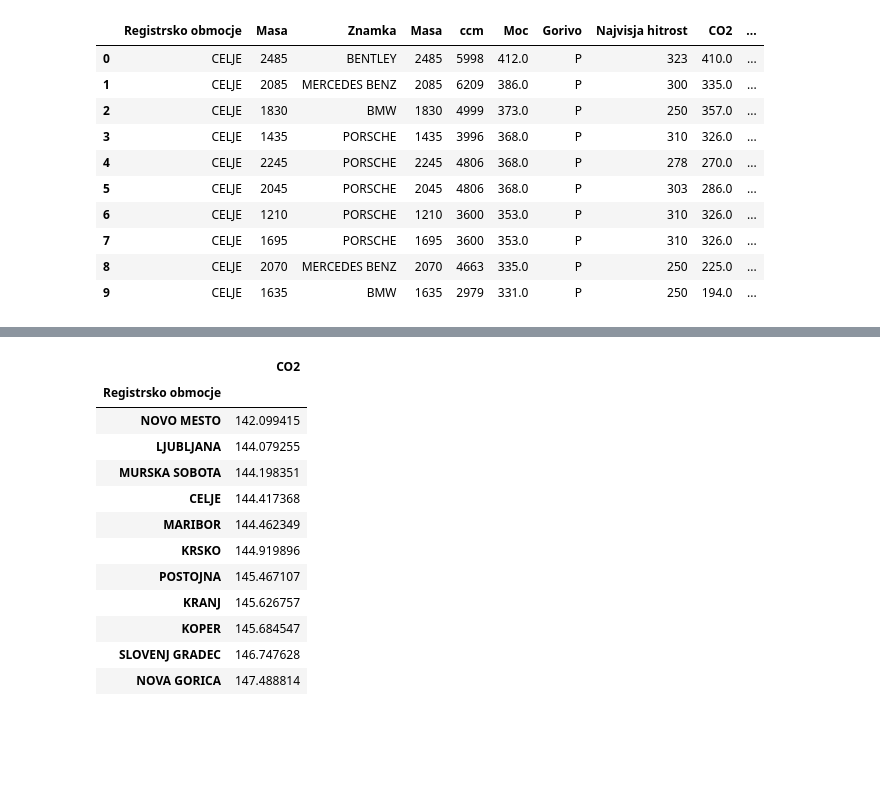
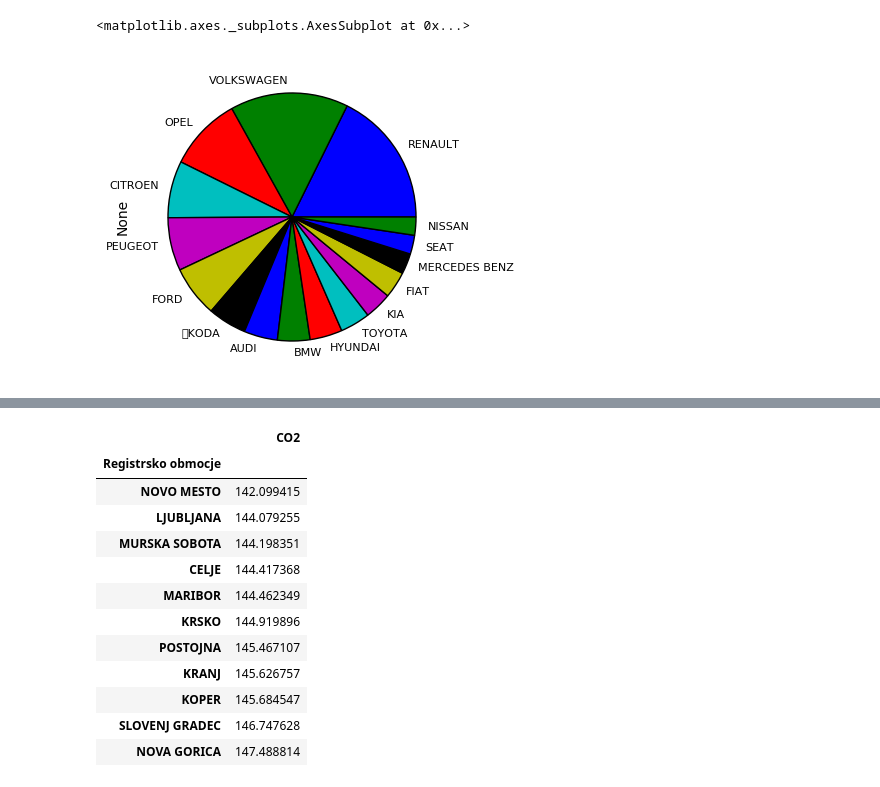
Before and after one commit to ZanHP/avti, a Jupyter notebook: projekt.ipynb, the cells around one changed output, grey strips where cells are left out. Cells and saved outputs as stored; diff of their text form; code cells hidden in the pictures; blank space fills up the shorter version.

```diff
--- a/projekt.ipynb
+++ b/projekt.ipynb
@@ -3,17 +4,4 @@ import pandas as pd
 # %%
 tabela = pd.read_csv('vozila brez nepotrebnih vejc in euro.csv', sep=';', encoding='latin1', low_memory=False)
-tabela = tabela[['Registrsko obmocje', 'Masa', 'Znamka', 'Masa', 'ccm', 'Moc', 'Gorivo', 'Najvisja hitrost', 'CO2', 'Poraba goriva', 'Okoljevarstvena oznaka', 'Leto izdelave']]
+tabela = tabela[['Registrsko obmocje', 'Masa', 'Znamka', 'Masa', 'ccm', 'Moc', 'Gorivo',
+                 'Najvisja hitrost', 'CO2', 'Poraba goriva', 'Okoljevarstvena oznaka', 'Leto izdelave']]
-# %%
-tabela[:10]
-# %% [output]
-|  | Registrsko obmocje | Masa | Znamka | Masa | ccm | Moc | Gorivo | Najvisja hitrost | CO2 | ... |
-| 0 | CELJE | 2485 | BENTLEY | 2485 | 5998 | 412.0 | P | 323 | 410.0 | ... |
-| 1 | CELJE | 2085 | MERCEDES BENZ | 2085 | 6209 | 386.0 | P | 300 | 335.0 | ... |
-| 2 | CELJE | 1830 | BMW | 1830 | 4999 | 373.0 | P | 250 | 357.0 | ... |
-| 3 | CELJE | 1435 | PORSCHE | 1435 | 3996 | 368.0 | P | 310 | 326.0 | ... |
-| 4 | CELJE | 2245 | PORSCHE | 2245 | 4806 | 368.0 | P | 278 | 270.0 | ... |
-| 5 | CELJE | 2045 | PORSCHE | 2045 | 4806 | 368.0 | P | 303 | 286.0 | ... |
-| 6 | CELJE | 1210 | PORSCHE | 1210 | 3600 | 353.0 | P | 310 | 326.0 | ... |
-| 7 | CELJE | 1695 | PORSCHE | 1695 | 3600 | 353.0 | P | 310 | 326.0 | ... |
-| 8 | CELJE | 2070 | MERCEDES BENZ | 2070 | 4663 | 335.0 | P | 250 | 225.0 | ... |
-| 9 | CELJE | 1635 | BMW | 1635 | 2979 | 331.0 | P | 250 | 194.0 | ... |
@@ -19,0 +10,6 @@ tabela[:10]
+# %%
+znamke = tabela.groupby('Znamka')
+znamke.size().sort_values(ascending=False)[:16].plot(kind='pie',figsize=(4, 4), fontsize=8)
+# %% [output]
+<matplotlib.axes._subplots.AxesSubplot at 0x...>
+[figure, added]
```
Also changed, not shown: parts of 13 cells of this notebook.
